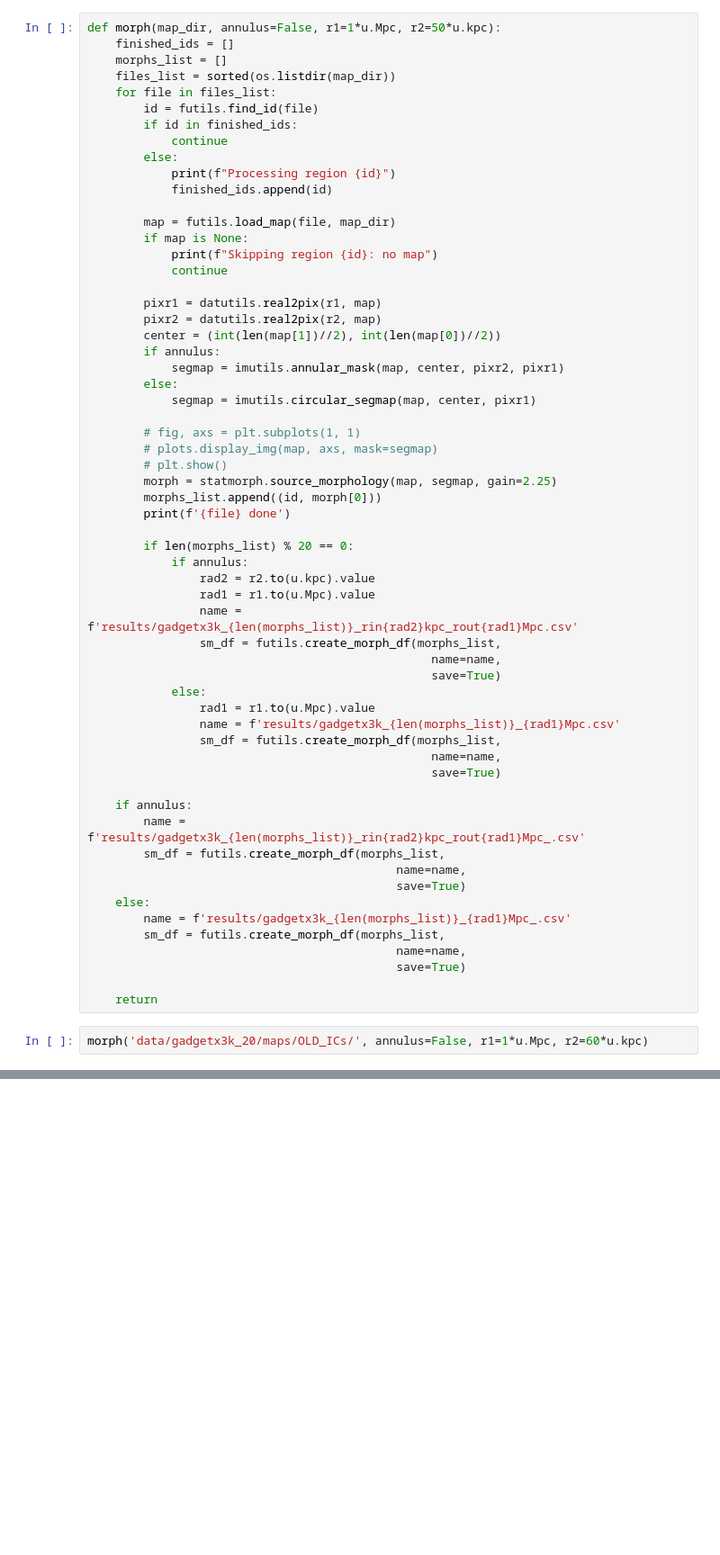
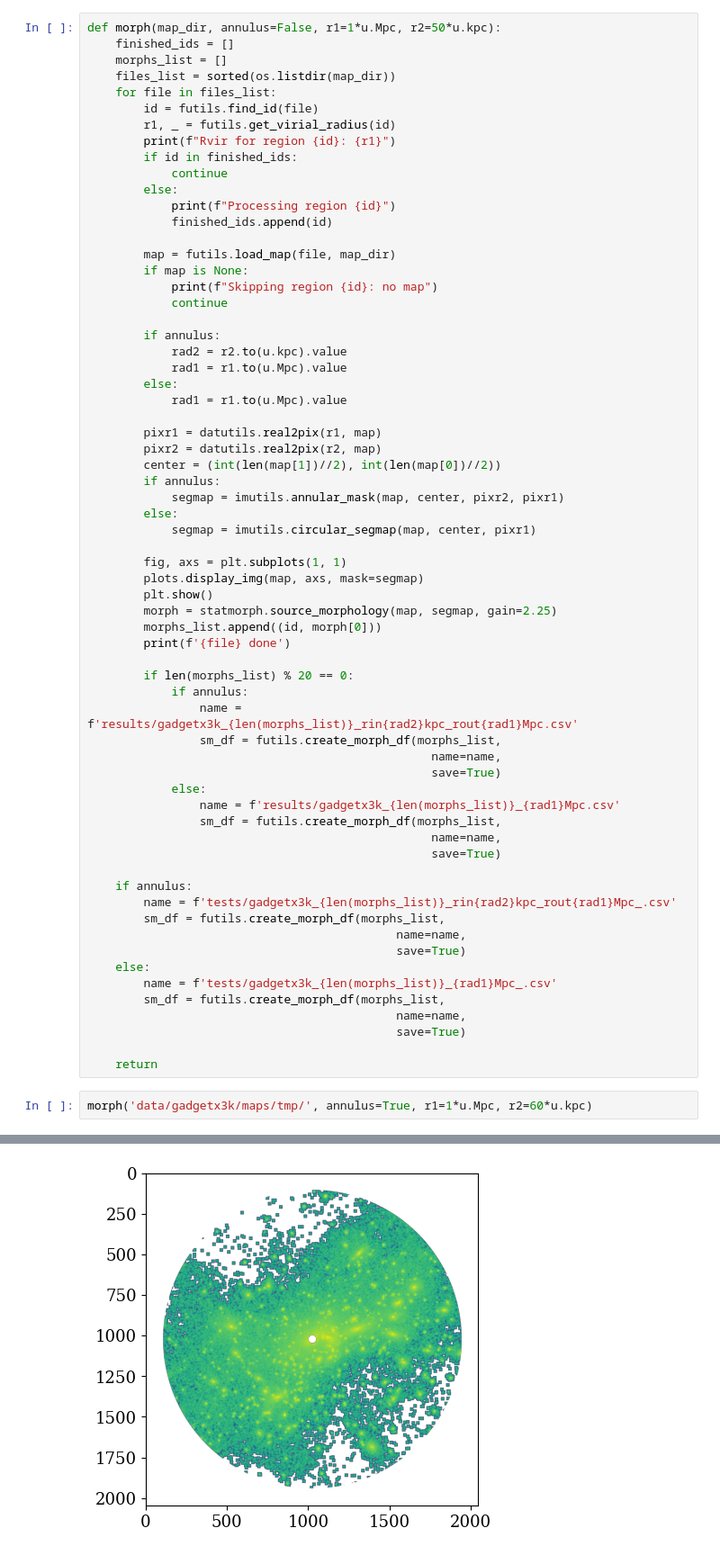
Before and after one commit to Kabelo-T/cluster_morph, a Jupyter notebook: measure_morphs.ipynb, the cells around one changed output, grey strips where cells are left out. Shown at 90% size. Saved outputs shown, nothing was run; the diff lists cells and outputs as text; blank space fills up the shorter version.

```diff
--- a/measure_morphs.ipynb
+++ b/measure_morphs.ipynb
@@ -18,6 +23,8 @@ def morph(map_dir, annulus=False, r1=1*u.Mpc, r2=50*u.kpc):
     files_list = sorted(os.listdir(map_dir))
     for file in files_list:
         id = futils.find_id(file)
+        r1, _ = futils.get_virial_radius(id)
+        print(f"Rvir for region {id}: {r1}")
         if id in finished_ids:
             continue
         else:
@@ -29,6 +36,12 @@ def morph(map_dir, annulus=False, r1=1*u.Mpc, r2=50*u.kpc):
             print(f"Skipping region {id}: no map")
             continue
 
+        if annulus:
+            rad2 = r2.to(u.kpc).value
+            rad1 = r1.to(u.Mpc).value
+        else:
+            rad1 = r1.to(u.Mpc).value
+
         pixr1 = datutils.real2pix(r1, map)
         pixr2 = datutils.real2pix(r2, map)
         center = (int(len(map[1])//2), int(len(map[0])//2))
@@ -37,40 +50,37 @@ def morph(map_dir, annulus=False, r1=1*u.Mpc, r2=50*u.kpc):
         else:
             segmap = imutils.circular_segmap(map, center, pixr1)
 
-        # fig, axs = plt.subplots(1, 1)
-        # plots.display_img(map, axs, mask=segmap)
-        # plt.show()
+        fig, axs = plt.subplots(1, 1)
+        plots.display_img(map, axs, mask=segmap)
+        plt.show()
         morph = statmorph.source_morphology(map, segmap, gain=2.25)
         morphs_list.append((id, morph[0]))
         print(f'{file} done')
 
         if len(morphs_list) % 20 == 0:
             if annulus:
-                rad2 = r2.to(u.kpc).value
-                rad1 = r1.to(u.Mpc).value
                 name = f'results/gadgetx3k_{len(morphs_list)}_rin{rad2}kpc_rout{rad1}Mpc.csv'
                 sm_df = futils.create_morph_df(morphs_list,
                                                  name=name,
                                                  save=True)
             else:
-                rad1 = r1.to(u.Mpc).value
                 name = f'results/gadgetx3k_{len(morphs_list)}_{rad1}Mpc.csv'
                 sm_df = futils.create_morph_df(morphs_list,
                                                  name=name,
                                                  save=True)
 
     if annulus:
-        name = f'results/gadgetx3k_{len(morphs_list)}_rin{rad2}kpc_rout{rad1}Mpc_.csv'
+        name = f'tests/gadgetx3k_{len(morphs_list)}_rin{rad2}kpc_rout{rad1}Mpc_.csv'
         sm_df = futils.create_morph_df(morphs_list,
                                             name=name,
                                             save=True)
     else:
-        name = f'results/gadgetx3k_{len(morphs_list)}_{rad1}Mpc_.csv'
+        name = f'tests/gadgetx3k_{len(morphs_list)}_{rad1}Mpc_.csv'
         sm_df = futils.create_morph_df(morphs_list,
                                             name=name,
                                             save=True)
 
     return
 # %%
-morph('data/gadgetx3k_20/maps/OLD_ICs/', annulus=False, r1=1*u.Mpc, r2=60*u.kpc)
+morph('data/gadgetx3k/maps/tmp/', annulus=True, r1=1*u.Mpc, r2=60*u.kpc)
 # %% [output]
@@ -77 +88,2 @@ morph('data/gadgetx3k_20/maps/OLD_ICs/', annulus=False, r1=1*u.Mpc, r2=60*u.kpc)
 Processing region 1
+[figure, added]
```
Also changed, not shown: parts of 3 cells of this notebook, 9 other files.
